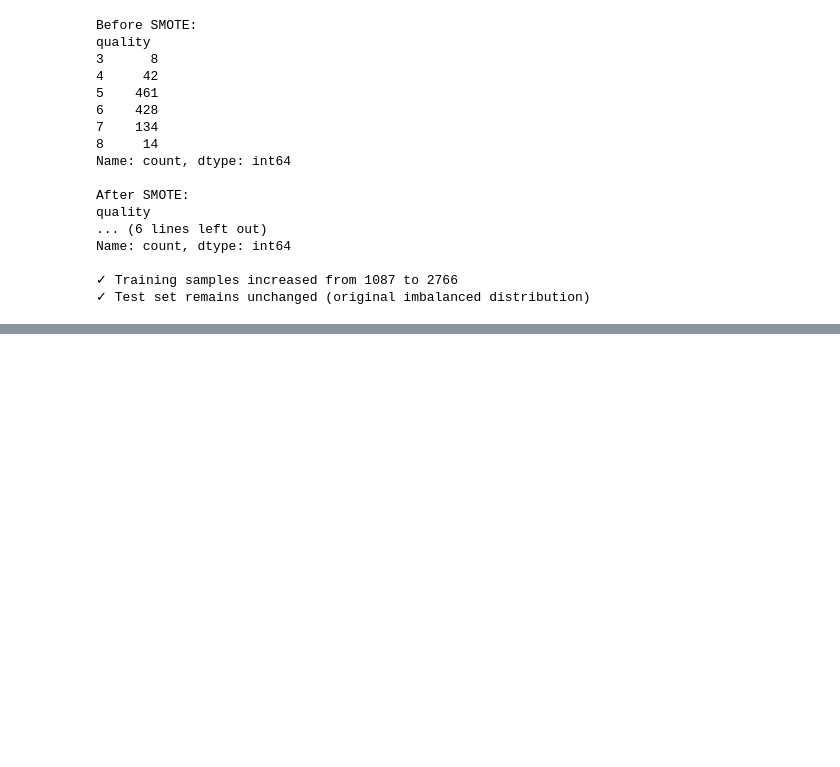
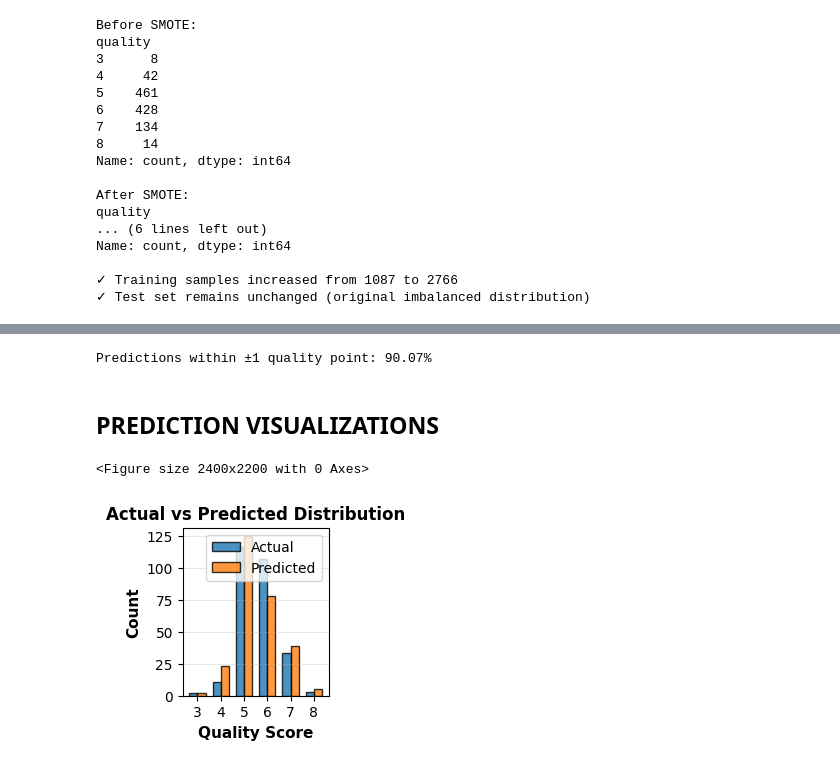
Before and after one commit to Imane-krb/WineClassification, a Jupyter notebook: Wine_project.ipynb, the cells around one changed output, grey strips where cells are left out. Drawn from its saved outputs; the diff is of its cells as text; code cells hidden in the pictures; blank space fills up the shorter version.

```diff
--- a/Wine_project.ipynb
+++ b/Wine_project.ipynb
@@ -1078,0 +1116,40 @@ Meilleur CV score: 0.8547
+# %%
+# Calculate "close predictions" (off by at most 1 point)
+close_predictions = 0
+for i in range(len(cm)):
+    for j in range(len(cm)):
+        if abs(i - j) <= 1:  # Actual and predicted differ by at most 1
+            close_predictions += cm[i, j]
+
+close_accuracy = close_predictions / cm.sum()
+print(f"\nPredictions within ±1 quality point: {close_accuracy*100:.2f}%")
+# Justification: For wine quality, being off by 1 point is often acceptable
+# This metric is more forgiving and realistic
+# %% [output]
+Predictions within ±1 quality point: 90.07%
+# %% [markdown]
+## **PREDICTION VISUALIZATIONS**
+# %%
+# Create a comprehensive visualization figure
+fig = plt.figure(figsize=(24, 22))
+# %% [output]
+<Figure size 2400x2200 with 0 Axes>
+# %%
+# 1. Prediction distribution comparison
+ax1 = plt.subplot(2, 3, 1)
+x_pos = np.arange(len(classes))
+width = 0.35
+actual_counts = [np.sum(y_test == c) for c in classes]
+pred_counts = [np.sum(y_test_pred == c) for c in classes]
+plt.bar(x_pos - width/2, actual_counts, width, label='Actual', alpha=0.8, edgecolor='black')
+plt.bar(x_pos + width/2, pred_counts, width, label='Predicted', alpha=0.8, edgecolor='black')
+plt.xlabel('Quality Score', fontsize=11, fontweight='bold')
+plt.ylabel('Count', fontsize=11, fontweight='bold')
+plt.title('Actual vs Predicted Distribution', fontsize=12, fontweight='bold')
+plt.xticks(x_pos, classes)
+plt.legend()
+plt.grid(axis='y', alpha=0.3)
+# Justification: Shows if model predicts the distribution correctly
+# Differences indicate bias toward certain quality scores
+# %% [output]
+[figure, added]
```
Also changed, not shown: parts of 57 cells of this notebook.
